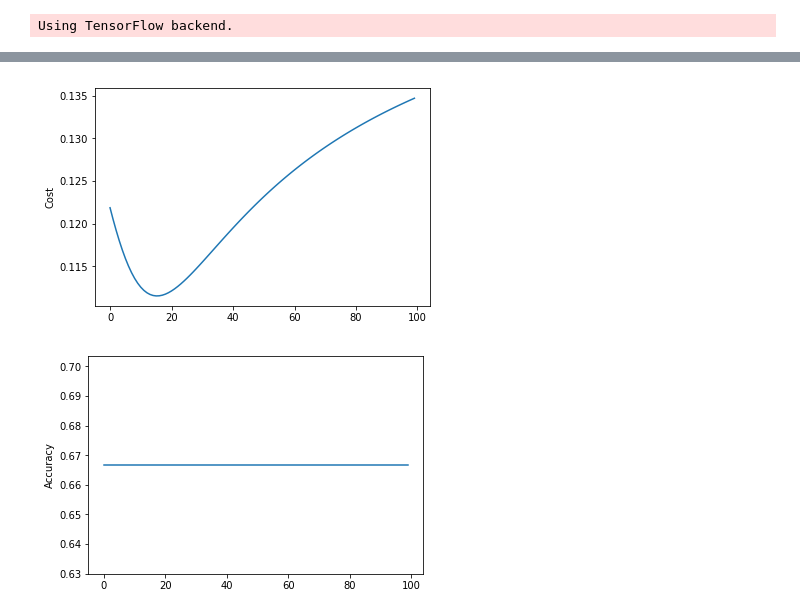
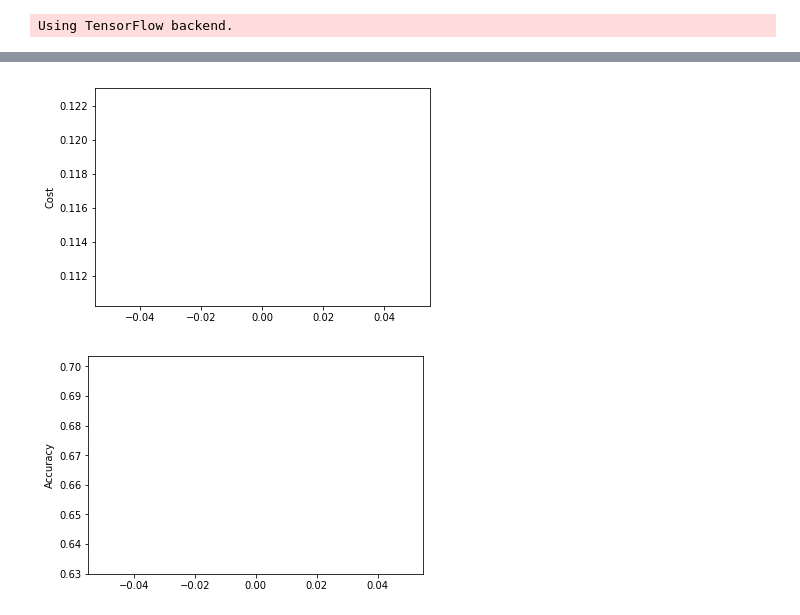
Before and after one commit to chandraseta/sarav, a Jupyter notebook: notebook/NeuralNetwork.ipynb, the cells around one changed output, grey strips where cells are left out. Cells and saved outputs as stored; diff of their text form; code cells hidden in the pictures.

```diff
--- a/notebook/NeuralNetwork.ipynb
+++ b/notebook/NeuralNetwork.ipynb
@@ -83,6 +83,7 @@ class NeuralNetwork():
             # Bias Weight
             params_values['b' + str(idx+1)] = np.random.randn(layer_output_size) * 0.1
 
+#         print(params_values)
         return params_values
 
 
@@ -128,8 +129,12 @@ class NeuralNetwork():
 
         dA_curr = y - y_hat
 
+#         print('backprop y: {}, y_hat: {}'.format(y, y_hat))
+
         for layer_idx_prev in range(len(self.layers)-2, -1, -1):
             layer_idx_curr = layer_idx_prev + 1
+
+#             print('layer_idx_curr: {}, layer_idx_prev: {}'.format(layer_idx_curr, layer_idx_prev))
 
             A_curr = memory['A' + str(layer_idx_curr)]
             A_prev = memory['A' + str(layer_idx_prev)]
@@ -200,21 +205,31 @@ class NeuralNetwork():
                     n_data_batch += 1
 #                     print('X[j]: {}'.format(X[j]))
                     y_hat, cache = self._full_feed_forward(X[j])
+#                     print('y: {}, y_hat: {}'.format(y[j], y_hat))
                     batch_grads_values = self._full_backward_prop(y_hat, y[j], cache)
                     batch_accuracy += self._calc_accuracy(y_hat, y[j])
                     batch_loss += self._calc_error(y_hat, y[j])
+                    self._update(batch_grads_values)
+#                 print('Accuracy for epoch {} batch {}: {}'.format(epoch_idx,n_batch,batch_accuracy/n_data_batch))
+                epoch_accuracy += float(batch_accuracy) / float(n_data_batch)
+                epoch_loss += float(batch_loss) / float(n_data_batch)
 
-#                 print('Accuracy for epoch {} batch {}: {}'.format(epoch_idx,n_batch,batch_accuracy/n_data_batch))
-                self._update(batch_grads_values)
-                epoch_accuracy += batch_accuracy / n_data_batch
-                epoch_loss += batch_loss / n_data_batch
+            acc = float(epoch_accuracy) / float(n_batch)
+            accuracy_history.append(float(epoch_accuracy) / float(n_batch))
+            cost = float(epoch_loss) / float(n_batch)
+            cost_history.append(float(epoch_loss / n_batch))
 
-            accuracy_history.append(epoch_accuracy / n_batch)
-            cost_history.append(epoch_loss / n_batch)
-
-            print("Epoch {}/{}, Loss={}, Accuracy={}".format(epoch_idx, epochs, epoch_loss, epoch_accuracy))
+            print("Epoch {}/{}, Loss={}, Accuracy={}".format(epoch_idx, epochs, cost, acc))
 
         return self.params_values, cost_history, accuracy_history
+
+    def predict(self, X):
+        y_preds = []
+        for x in X:
+            y_hat, cache = self._full_feed_forward(x)
+            y_preds.append(y_hat)
+
+        return y_preds
 # %%
 dataset = arff.loadarff('../data/weather.arff')
 df = pd.DataFrame(dataset[0])
@@ -234,8 +249,8 @@ y = df_encoded.iloc[:, 7:].values
 
 X_train, X_test, y_train, y_test = train_test_split(X, y, test_size=0.1, random_state=17779)
 
-model = NeuralNetwork(input_nodes=7, hidden_nodes=[8], output_nodes=1, batch_size=14, learning_rate=0.1, momentum=0)
-param, costs, accs = model.train(X_train, y_train, epochs=100)
+model = NeuralNetwork(input_nodes=7, hidden_nodes=[8], output_nodes=1, batch_size=1, learning_rate=0.1, momentum=0)
+param, costs, accs = model.train(X_train, y_train, epochs=1)
 
 print(param)
 print()
@@ -271,5 +286,5 @@ Epoch 11/100, Loss=[0.11218282], Accuracy=0.6666666666666666
-[figure, old version]
+[figure, new version]
-[figure, old version]
+[figure, new version]
 # %%
 df = pd.read_csv('../data/train.csv')
 df.fillna(df.median(), inplace=True)
```
Also changed, not shown: parts of 2 cells of this notebook.
